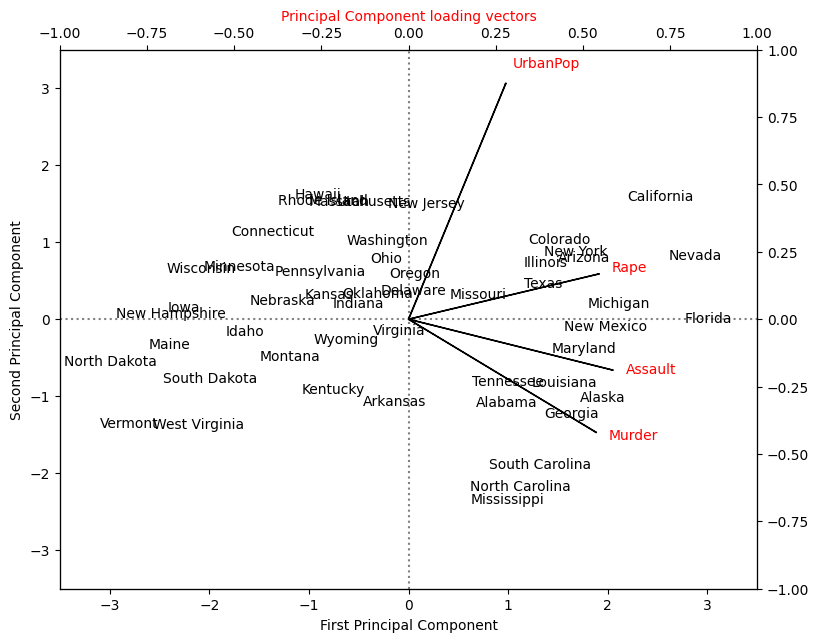
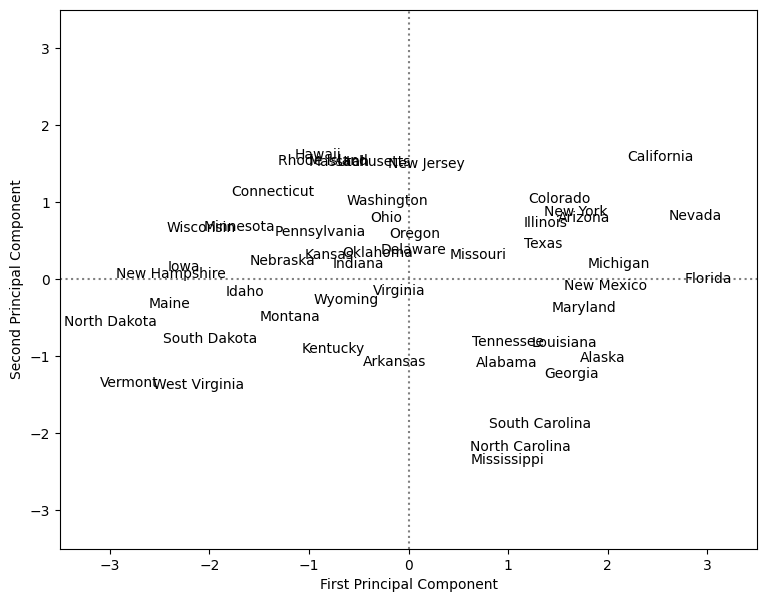
Unified diff of the notebook cell whose output changed from the first chart to the second:
--- before
+++ after
@@ -14,22 +14,2 @@
 ax1.set_xlabel('First Principal Component')
 ax1.set_ylabel('Second Principal Component')
-    
-# Plot Principal Component loading vectors, using a second y-axis.
-ax2 = ax1.twinx().twiny() 
-
-ax2.set_ylim(-1,1)
-ax2.set_xlim(-1,1)
-ax2.set_xlabel('Principal Component loading vectors', color='red')
-
-# Plot labels for vectors. Variable 'a' is a small offset parameter to separate arrow tip and text.
-a = 1.07  
-for i in pca_loadings[['V1', 'V2']].index:
-    ax2.annotate(i, (pca_loadings.V1.loc[i]*a, pca_loadings.V2.loc[i]*a), color='red')
-
-# Plot vectors
-ax2.arrow(0,0,pca_loadings.V1[0], pca_loadings.V2[0])
-ax2.arrow(0,0,pca_loadings.V1[1], pca_loadings.V2[1])
-ax2.arrow(0,0,pca_loadings.V1[2], pca_loadings.V2[2])
-ax2.arrow(0,0,pca_loadings.V1[3], pca_loadings.V2[3])
-
-plt.show()

Commit: update wk10